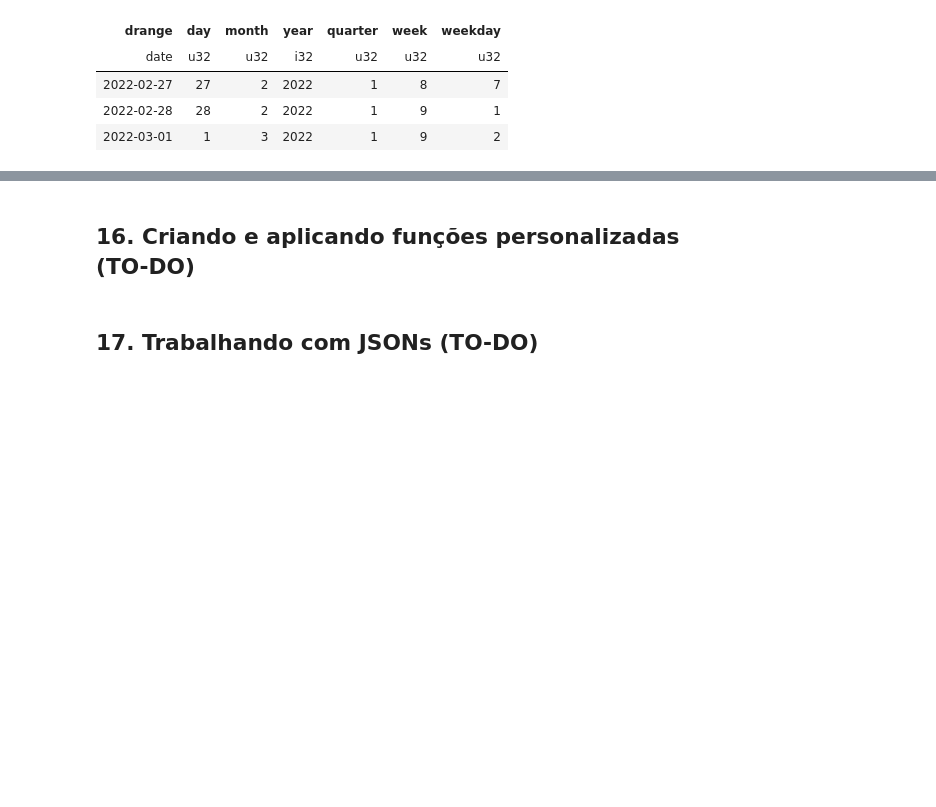
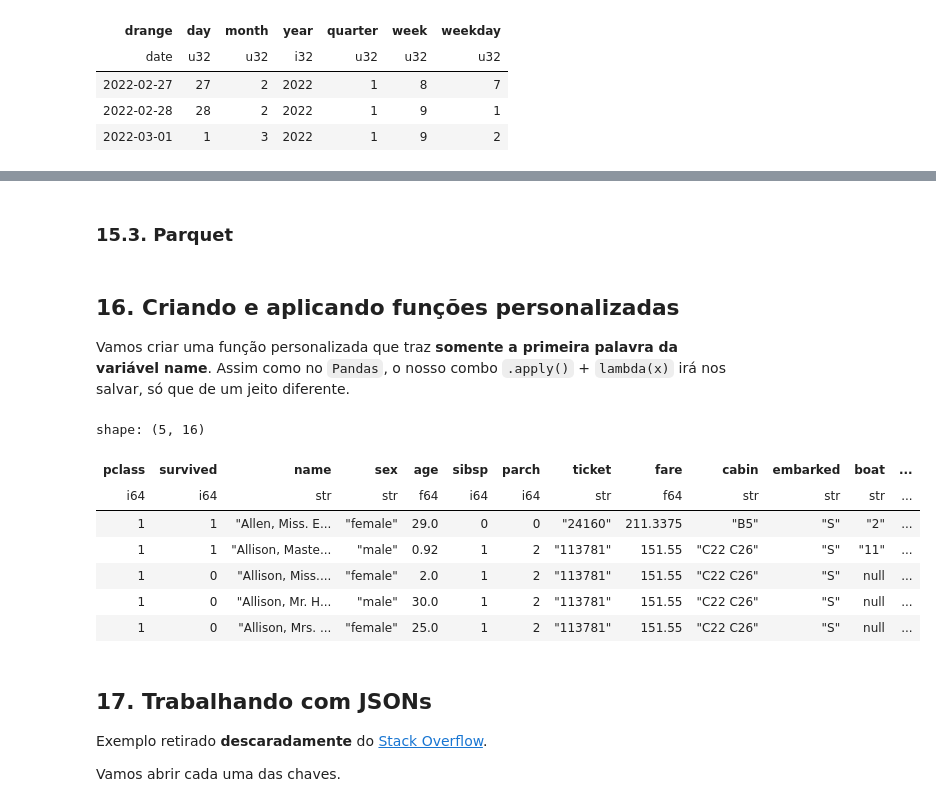
Before and after one commit to barbosarafael/polars_python_test, a Jupyter notebook: 01-notebook/01-polars_notebook.ipynb, the cells around one changed output, grey strips where cells are left out. Saved outputs shown, nothing was run; the diff lists cells and outputs as text; code cells hidden in the pictures; blank space fills up the shorter version.

Commit message:
Finalizando os tópicos planejados, com a inclusão da exportação dos dados, funções personalizados e trabalhando com JSONs

```diff
--- a/01-notebook/01-polars_notebook.ipynb
+++ b/01-notebook/01-polars_notebook.ipynb
@@ -918,0 +929,2 @@ shape: (3, 7)
+# %% [markdown]
+### **15.3. Parquet**
@@ -919,4 +933,32 @@ shape: (3, 7)
 # %% [markdown]
-## **16. Criando e aplicando funções personalizadas** (TO-DO)
+## **16. Criando e aplicando funções personalizadas**
+
+Vamos criar uma função personalizada que traz **somente a primeira palavra da variável name**. Assim como no `Pandas`, o nosso combo `.apply()` + `lambda(x)` irá nos salvar, só que de um jeito diferente.
+# %%
+def get_first_word(x):
+
+    result = x.split(',', 1)[0]
+
+    return result
+# %%
+dados\
+    .with_columns([\
+                   (col('name').apply(lambda x: get_first_word(x))).alias('first_name'),
+                   (col('home.dest').apply(lambda x: get_first_word(x))).alias('first_word_home.dest')
+                 ])\
+    .head(5)
+# %% [output]
+shape: (5, 16)
+| pclass | survived | name | sex | age | sibsp | parch | ticket | fare | cabin | embarked | boat | ... |
+| i64 | i64 | str | str | f64 | i64 | i64 | str | f64 | str | str | str | ... |
+| 1 | 1 | "Allen, Miss. E... | "female" | 29.0 | 0 | 0 | "24160" | 211.3375 | "B5" | "S" | "2" | ... |
+| 1 | 1 | "Allison, Maste... | "male" | 0.92 | 1 | 2 | "113781" | 151.55 | "C22 C26" | "S" | "11" | ... |
+| 1 | 0 | "Allison, Miss.... | "female" | 2.0 | 1 | 2 | "113781" | 151.55 | "C22 C26" | "S" | null | ... |
+| 1 | 0 | "Allison, Mr. H... | "male" | 30.0 | 1 | 2 | "113781" | 151.55 | "C22 C26" | "S" | null | ... |
+| 1 | 0 | "Allison, Mrs. ... | "female" | 25.0 | 1 | 2 | "113781" | 151.55 | "C22 C26" | "S" | null | ... |
 # %% [markdown]
-## **17. Trabalhando com JSONs** (TO-DO)
+## **17. Trabalhando com JSONs**
+
+Exemplo retirado **descaradamente** do [Stack Overflow](https://stackoverflow.com/questions/73120642/in-python-polars-convert-a-json-string-column-to-dict-for-filtering).
+
+Vamos abrir cada uma das chaves.
```
Also changed, not shown: parts of 9 cells of this notebook, 4 other files.
